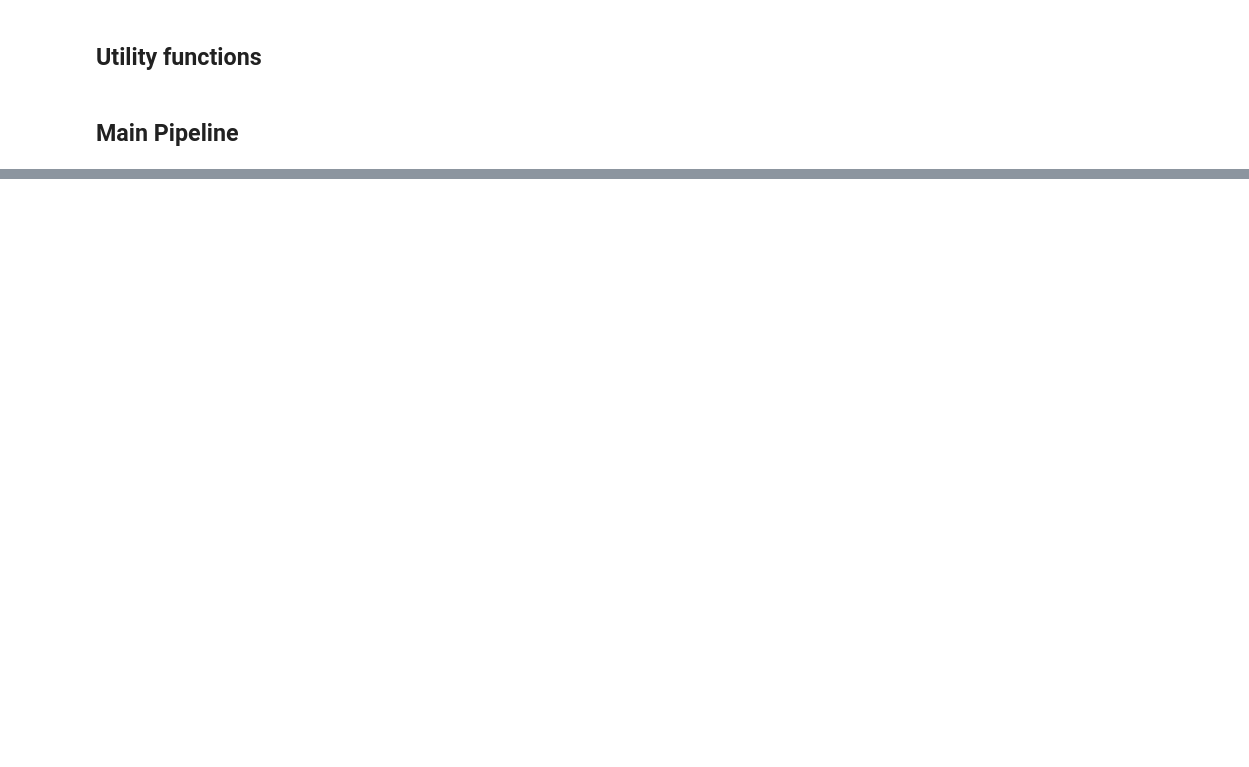
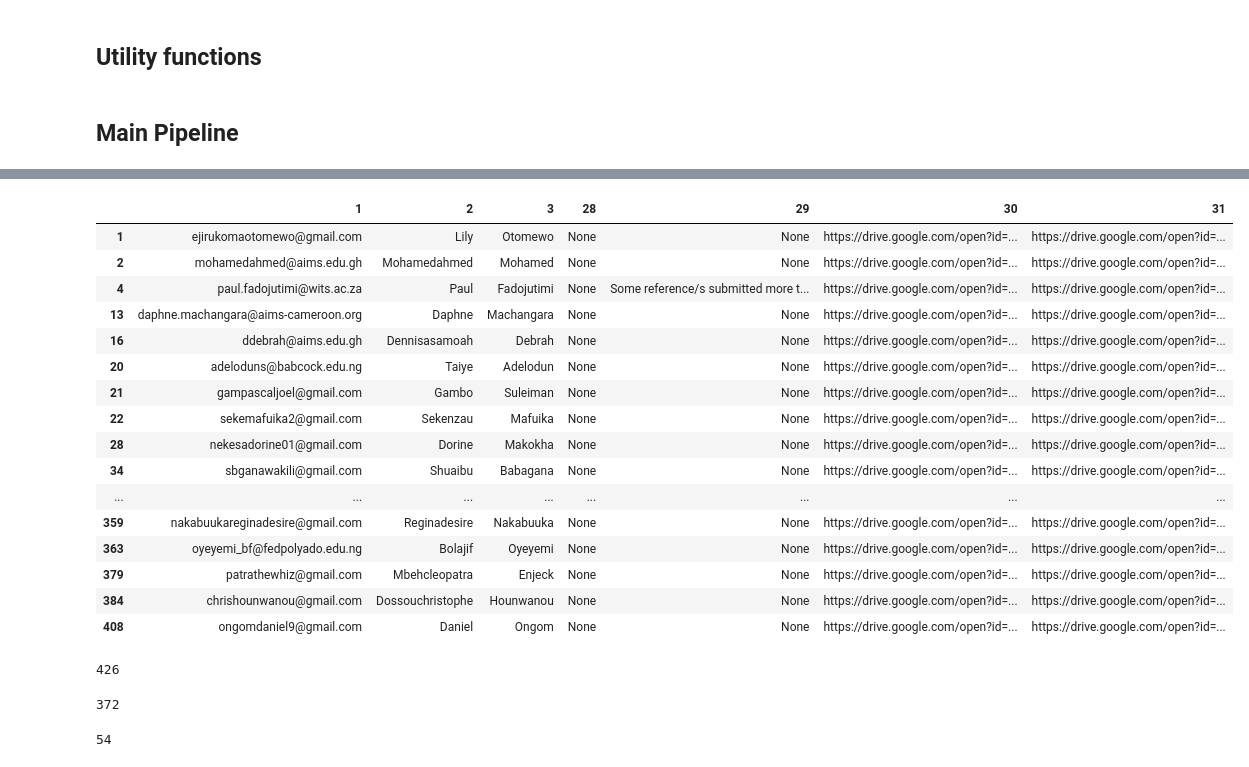
Before and after one commit to trendinafrica/student_selection_process_automation, a Jupyter notebook: main.ipynb, the cells around one changed output, grey strips where cells are left out. Saved outputs shown, nothing was run; the diff lists cells and outputs as text; code cells hidden in the pictures; blank space fills up the shorter version.

```diff
--- a/main.ipynb
+++ b/main.ipynb
@@ -56,6 +56,12 @@ RESULTS_DIR = os.path.join(os.getcwd(), RESULTS_FOLDER_NAME)
 
 if not os.path.exists(RESULTS_DIR):
     os.mkdir(RESULTS_DIR)
+
+LETTERS_STATS_FOLDER_NAME = "letters_stats"
+LETTERS_STATS_DIR = os.path.join(os.getcwd(), LETTERS_STATS_FOLDER_NAME)
+
+if not os.path.exists(LETTERS_STATS_DIR):
+    os.mkdir(LETTERS_STATS_DIR)
 # %%
 # Specify the minimum and maximun number of words for ansewrs for essay questions.
 # Note: These parameters apply for for all essay questions.
@@ -96,6 +130,7 @@ std_idcs = {
 # Used indices of the reference responses DataFrame
 ref_idcs = {
     'email_idx' : 1,
+    'name_idx' : 2,
     'std' : {
         'firstname_idx' : 3,
         'lastname_idx' : 4,
@@ -339,6 +443,24 @@ def flag_duplicate_refs(ref_responses_df):
     return edited_ref_responses_df
 
 
+def flag_refs_with_no_students(std_responses_df, ref_responses_df):
+    """
+    Flag referees whose students didn't submit an application.
+    """
+
+    edited_ref_responses_df = ref_responses_df.copy()
+
+    for ref_idx in range(len(edited_ref_responses_df)):
+
+        if edited_ref_responses_df.iloc[ref_idx, ref_idcs['std']['email_idx']] not in std_responses_df[std_idcs['email_idx']].tolist():
+
+            #edited_ref_responses_df.iloc[ref_idx, ref_idcs['flag_idx']] = "flagged"
+            edited_ref_responses_df = leave_note_for_ref(edited_ref_responses_df, ref_idx, "Their student didn't submit an application, or they misspelled the studen't email address")
+
+
+    return edited_ref_responses_df
+
+
 def flag_short(responses_df, essay_qs):
     """
     flags insufficently short answers (less than a specific lower limit) for a specified
@@ -355,6 +477,7 @@ def flag_short(responses_df, essay_qs):
 
     # Go through all the responses and for each response go through the answers for the essay questions
     for row_index in range(len(edited_responses_df)):
+
         for question in essay_qs:
 
             if word_count(str(edited_responses_df.iloc[row_index, question])) < MIN_WORDS_NUM:
@@ -638,17 +761,25 @@ def main(std_responses_df, ref_responses_df):
     responses_df_flagged_short = flag_short(responses_df_flagged_duplicates, essay_qs)
     responses_df_flagged_long = flag_long (responses_df_flagged_short, essay_qs)
 
-    responses_df_spaces_removed, ref_responses_df_lowercase = remove_spaces(responses_df_flagged_long, std_str_qs, ref_responses_df, ref_str_qs)
+    responses_df_spaces_removed, ref_responses_df_spaces_removed = remove_spaces(responses_df_flagged_long, std_str_qs, ref_responses_df, ref_str_qs)
 
-    responses_df_lowercase, ref_responses_df_lowercase = to_lowercase(responses_df_spaces_removed, std_str_qs, ref_responses_df, ref_str_qs)
+    responses_df_lowercase, ref_responses_df_lowercase = to_lowercase(responses_df_spaces_removed, ref_responses_df_spaces_removed)
+
     responses_df_matched, ref_responses_df_matched = match_references(responses_df_lowercase, ref_responses_df_lowercase)
-    responses_df_final, ref_responses_df_final = to_uppercase(responses_df_matched, std_str_qs, ref_responses_df_matched, ref_str_qs)
+    ref_responses_df_final = flag_refs_with_no_students(responses_df_matched, ref_responses_df_matched)
 
-    ref_responses_df_unmatched = get_unmatched_letters(ref_responses_df_final)
+    responses_df_final, ref_responses_df_final = to_uppercase(responses_df_matched, ref_responses_df_final)
+
+    ref_responses_df_unmatched = get_unmatched_letters(responses_df_final, ref_responses_df_final)
+    named_ref_responses_df_unmatched = indices_to_column_names(ref_responses_df_unmatched, ref_questions_dict)
+    named_ref_responses_df_unmatched.to_excel(RESULTS_FOLDER_NAME + "/unmatched_letters.xlsx")
+    named_ref_responses_df_unmatched.to_excel(LETTERS_STATS_FOLDER_NAME + "/unmatched_letters.xlsx")
 
     # Putting back original column names, and saving the Excel file
     named_responses_df_final = indices_to_column_names(responses_df_final, std_questions_dict)
     named_responses_df_final.to_excel(RESULTS_FOLDER_NAME + "/filtered_responses_with_flagged.xlsx")
+
+    save_letters_stats(responses_df_final, ref_responses_df_final)
 
     responses_df_final_flagged_removed = remove_flagged(responses_df_final)
 
@@ -676,2 +849,20 @@ ref_responses_df_unmatched
 # %%
-responses_df_final_flagged_removed.iloc[:, std_idcs['flag_idx']:]
+get_std_summary(responses_df_final_flagged_removed)
+# %% [output]
+|  | 1 | 2 | 3 | 28 | 29 | 30 | 31 |
+| 1 | ejirukomaotomewo@gmail.com | Lily | Otomewo | None | None | https://drive.google.com/open?id=... | https://drive.google.com/open?id=... |
+| 2 | mohamedahmed@aims.edu.gh | Mohamedahmed | Mohamed | None | None | https://drive.google.com/open?id=... | https://drive.google.com/open?id=... |
+| 4 | paul.fadojutimi@wits.ac.za | Paul | Fadojutimi | None | Some reference/s submitted more t... | https://drive.google.com/open?id=... | https://drive.google.com/open?id=... |
+| 13 | daphne.machangara@aims-cameroon.org | Daphne | Machangara | None | None | https://drive.google.com/open?id=... | https://drive.google.com/open?id=... |
+| 16 | ddebrah@aims.edu.gh | Dennisasamoah | Debrah | None | None | https://drive.google.com/open?id=... | https://drive.google.com/open?id=... |
+| 20 | adeloduns@babcock.edu.ng | Taiye | Adelodun | None | None | https://drive.google.com/open?id=... | https://drive.google.com/open?id=... |
+| 21 | gampascaljoel@gmail.com | Gambo | Suleiman | None | None | https://drive.google.com/open?id=... | https://drive.google.com/open?id=... |
+| 22 | sekemafuika2@gmail.com | Sekenzau | Mafuika | None | None | https://drive.google.com/open?id=... | https://drive.google.com/open?id=... |
+| 28 | nekesadorine01@gmail.com | Dorine | Makokha | None | None | https://drive.google.com/open?id=... | https://drive.google.com/open?id=... |
+| 34 | sbganawakili@gmail.com | Shuaibu | Babagana | None | None | https://drive.google.com/open?id=... | https://drive.google.com/open?id=... |
+| ... | ... | ... | ... | ... | ... | ... | ... |
+| 359 | nakabuukareginadesire@gmail.com | Reginadesire | Nakabuuka | None | None | https://drive.google.com/open?id=... | https://drive.google.com/open?id=... |
+| 363 | oyeyemi_bf@fedpolyado.edu.ng | Bolajif | Oyeyemi | None | None | https://drive.google.com/open?id=... | https://drive.google.com/open?id=... |
+| 379 | patrathewhiz@gmail.com | Mbehcleopatra | Enjeck | None | None | https://drive.google.com/open?id=... | https://drive.google.com/open?id=... |
+| 384 | chrishounwanou@gmail.com | Dossouchristophe | Hounwanou | None | None | https://drive.google.com/open?id=... | https://drive.google.com/open?id=... |
+| 408 | ongomdaniel9@gmail.com | Daniel | Ongom | None | None | https://drive.google.com/open?id=... | https://drive.google.com/open?id=... |
@@ -685,0 +869,12 @@ ref_responses_df_final.groupby([ref_idcs['std']['firstname_idx'], ref_idcs['std'
+# %%
+len(responses_df_final)
+# %% [output]
+426
+# %%
+len(got_no_enough_letters(responses_df_final))
+# %% [output]
+372
+# %%
+len(got_enough_letters(responses_df_final))
+# %% [output]
+54
```
Also changed, not shown: parts of 14 cells of this notebook, 2 other files.
